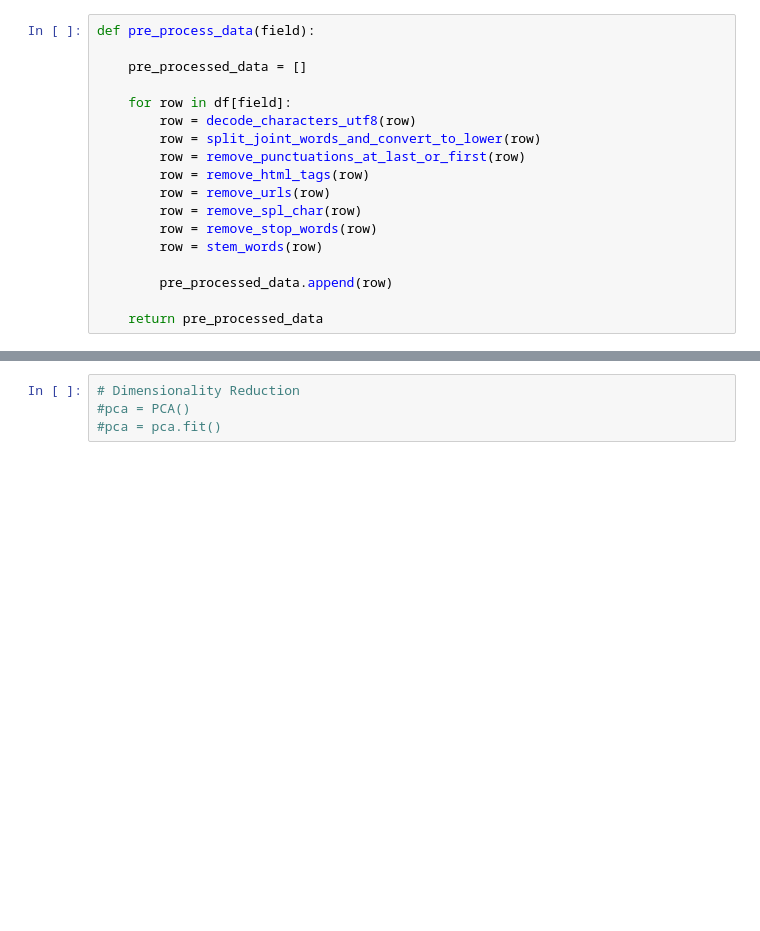
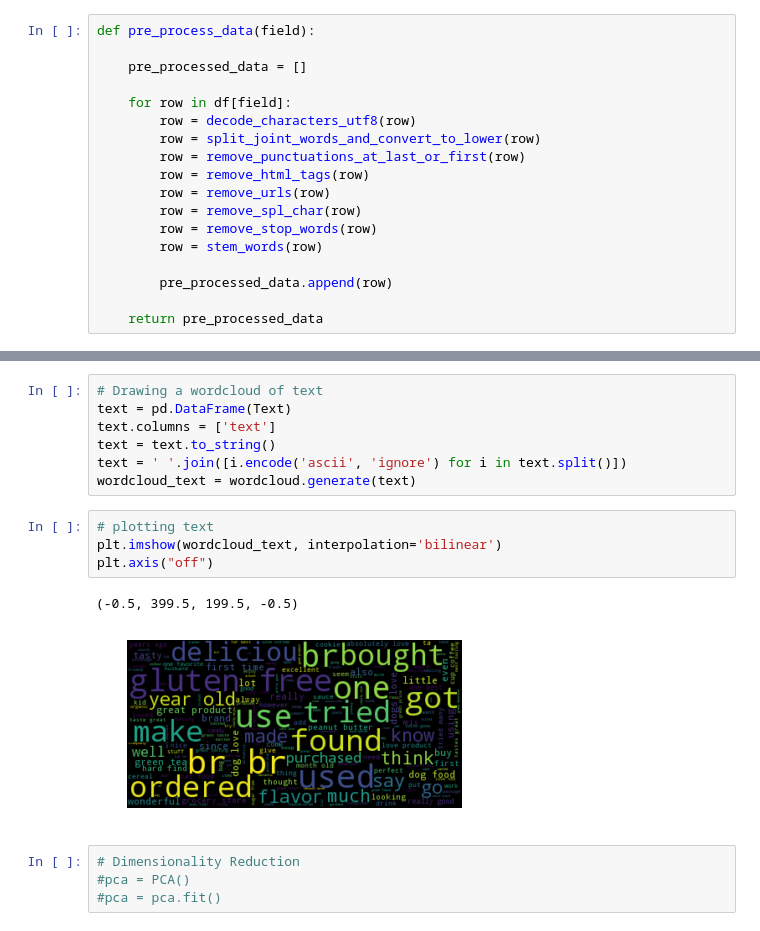
Before and after one commit to vikramriyer/text_learning, a Jupyter notebook: Text Learning.ipynb, the cells around one changed output, grey strips where cells are left out. Cells and saved outputs as stored; diff of their text form; blank space fills up the shorter version.

```diff
--- a/Text Learning.ipynb
+++ b/Text Learning.ipynb
@@ -108,3 +125,17 @@ Time on Summary: 72.7818119526 seconds
+# %%
+# Drawing a wordcloud of text
+text = pd.DataFrame(Text)
+text.columns = ['text']
+text = text.to_string()
+text = ' '.join([i.encode('ascii', 'ignore') for i in text.split()])
+wordcloud_text = wordcloud.generate(text)
+# %%
+# plotting text
+plt.imshow(wordcloud_text, interpolation='bilinear')
+plt.axis("off")
+# %% [output]
+(-0.5, 399.5, 199.5, -0.5)
+[figure, added]
 # %%
 # Dimensionality Reduction
 #pca = PCA()
```
Also changed, not shown: parts of 8 cells of this notebook.
